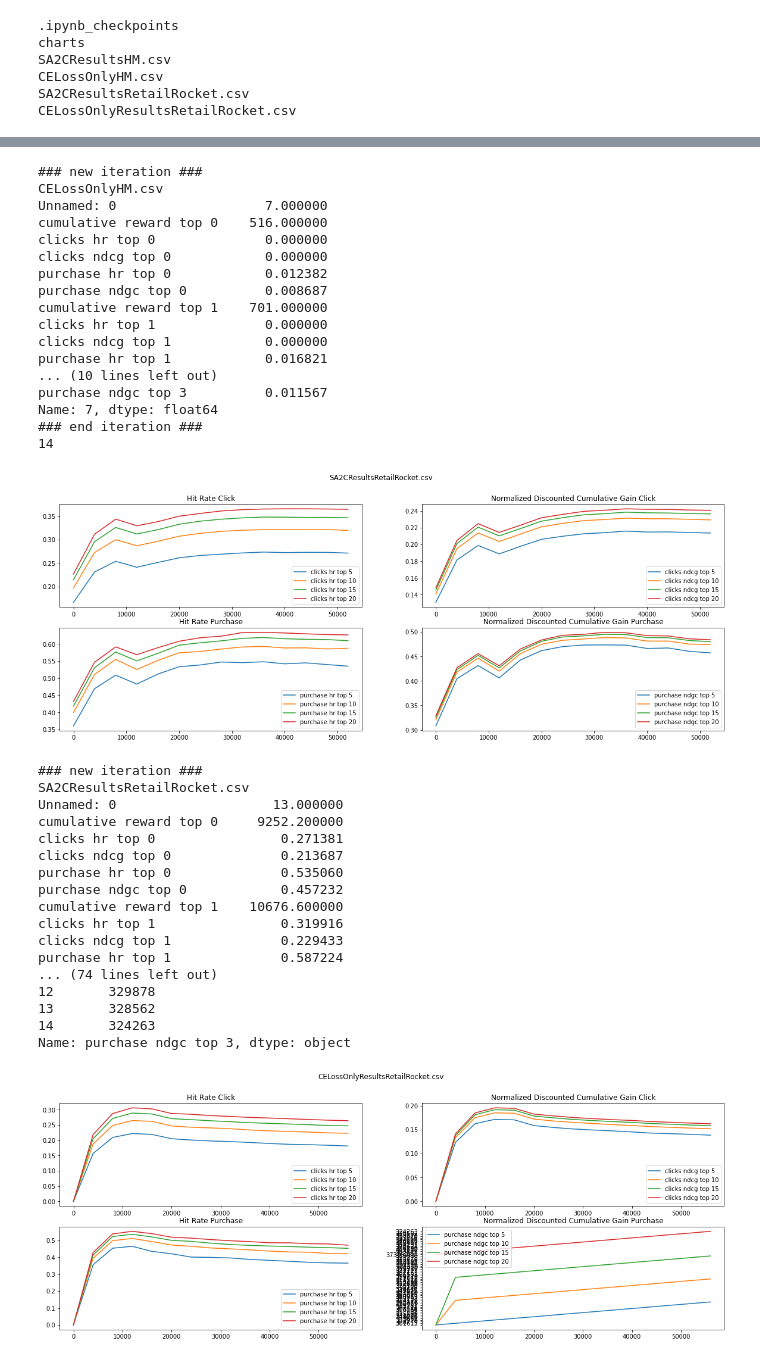
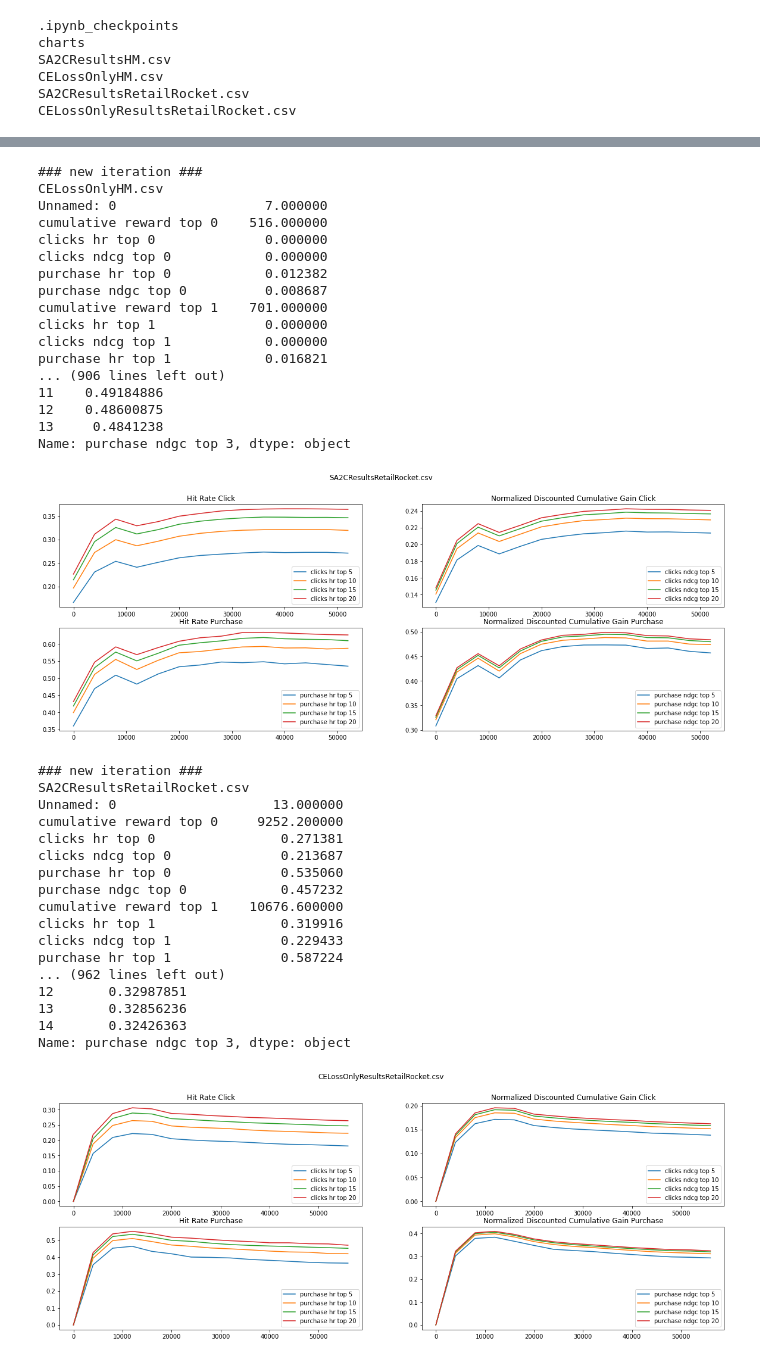
Before and after one commit to awhitefield8/AIPI590ProjectTeamMSEC, a Jupyter notebook: notebooks/ResultPlotting.ipynb, the cells around one changed output, grey strips where cells are left out. Saved outputs shown, nothing was run; the diff lists cells and outputs as text; code cells hidden in the pictures.

```diff
--- a/notebooks/ResultPlotting.ipynb
+++ b/notebooks/ResultPlotting.ipynb
@@ -52,8 +52,9 @@ for j, df in enumerate(df_list):
       for m, col in enumerate(local_local_cols):
 
         if df[col].dtype == list:
-          print(df[col].apply(lambda y: y[2:-2]))
-          df[col] = df[col].apply(lambda y: y[2:-2])
+          print(df)
+          print(df[col].apply(lambda y: y[2:-2] ))
+          df[col] = df[col].apply(lambda y: float(y[2:-2]) if y != '0.0' else float(y))
         ax[k, i].plot(x, df[col], label=col[:-1] + str(topk[m]))
       ax[k, i].legend()
   fig.suptitle(file_names[j])
@@ -89,39 +106,39 @@ Name: 7, dtype: float64
 [figure]
 ### new iteration ###
 CELossOnlyHM.csv
 Unnamed: 0                   7.000000
 cumulative reward top 0    516.000000
 clicks hr top 0              0.000000
 clicks ndcg top 0            0.000000
 purchase hr top 0            0.012382
 purchase ndgc top 0          0.008687
 cumulative reward top 1    701.000000
 clicks hr top 1              0.000000
 clicks ndcg top 1            0.000000
 purchase hr top 1            0.016821
-... (10 lines left out)
-purchase ndgc top 3          0.011567
-Name: 7, dtype: float64
-### end iteration ###
-14
+... (906 lines left out)
+11    0.49184886
+12    0.48600875
+13     0.4841238
+Name: purchase ndgc top 3, dtype: object
 [figure]
 ### new iteration ###
 SA2CResultsRetailRocket.csv
 Unnamed: 0                    13.000000
 cumulative reward top 0     9252.200000
 clicks hr top 0                0.271381
 clicks ndcg top 0              0.213687
 purchase hr top 0              0.535060
 purchase ndgc top 0            0.457232
 cumulative reward top 1    10676.600000
 clicks hr top 1                0.319916
 clicks ndcg top 1              0.229433
 purchase hr top 1              0.587224
-... (74 lines left out)
-12       329878
-13       328562
-14       324263
+... (962 lines left out)
+12       0.32987851
+13       0.32856236
+14       0.32426363
 Name: purchase ndgc top 3, dtype: object
-[figure, old version]
+[figure, new version]
 ### new iteration ###
 CELossOnlyResultsRetailRocket.csv
```
Also changed, not shown: parts of 1 cell of this notebook, 5 other files.
